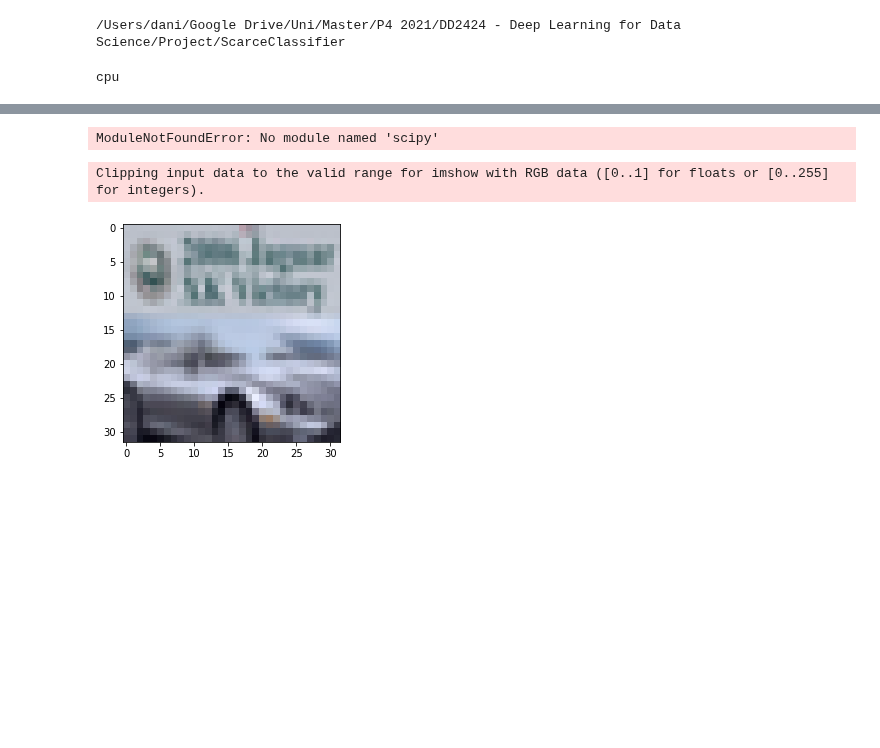
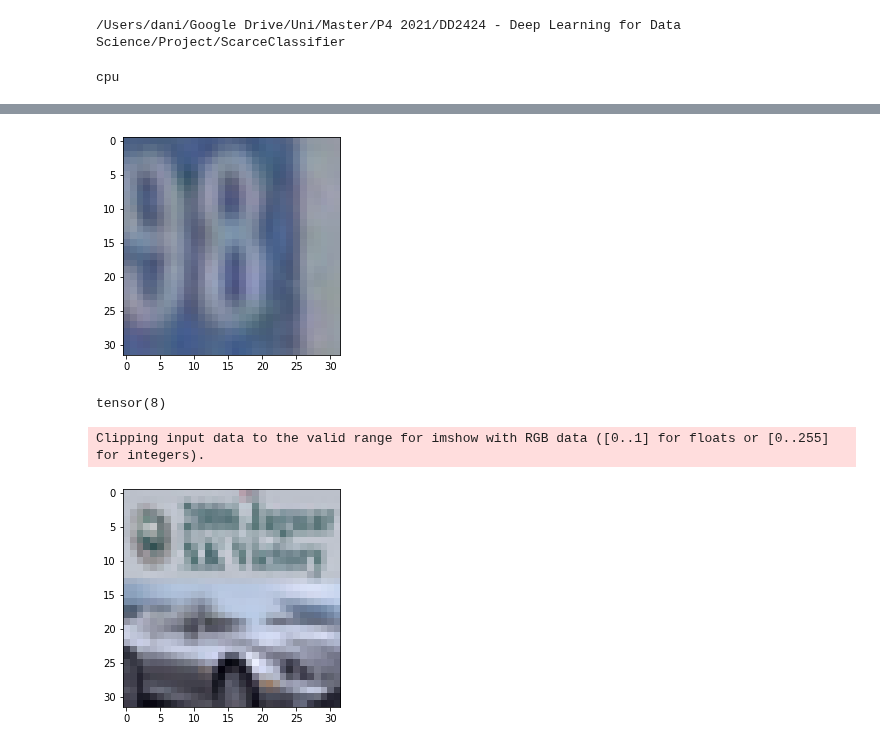
Before and after one commit to Morales97/MixMatch_and_Beyond, a Jupyter notebook: notebooks/mixmatch.ipynb, the cells around one changed output, grey strips where cells are left out. Cells and saved outputs as stored; diff of their text form; code cells hidden in the pictures; blank space fills up the shorter version.

```diff
--- a/notebooks/mixmatch.ipynb
+++ b/notebooks/mixmatch.ipynb
@@ -23,6 +23,8 @@ print(device)
 cpu
 # %%
 # Get data
-train_loader, val_loader, test_loader = get_dataloaders_ssl(path='data', batch_size=64, num_labeled=250, which_dataset='svhn')
-show_img(iter(train_loader).next()[0][0])
+train_loader, unlbl_loader, val_loader, test_loader, _, _, _ = get_dataloaders_ssl(path='data', batch_size=64, num_labeled=250, which_dataset='svhn')
+iterator = iter(train_loader).next()
+show_img(iterator[0][0])
+print(iterator[1][0])
 # %% [output]
@@ -30,4 +33,5 @@ Downloading http://ufldl.stanford.edu/housenumbers/train_32x32.mat to data/train
+[figure, added]
-ModuleNotFoundError: No module named 'scipy'
+tensor(8)
 # %%
 import torchvision.transforms as tf
 crop = tf.CenterCrop(20)
```
Also changed, not shown: parts of 1 cell of this notebook, 3 other files.
